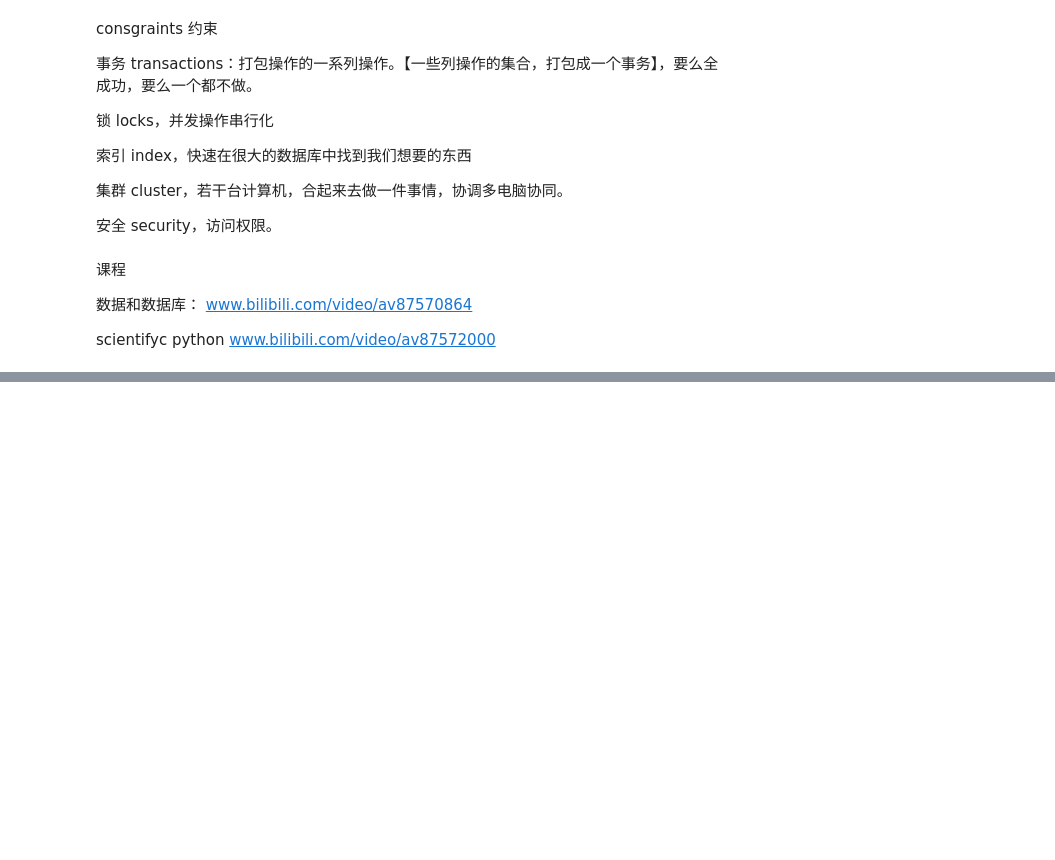
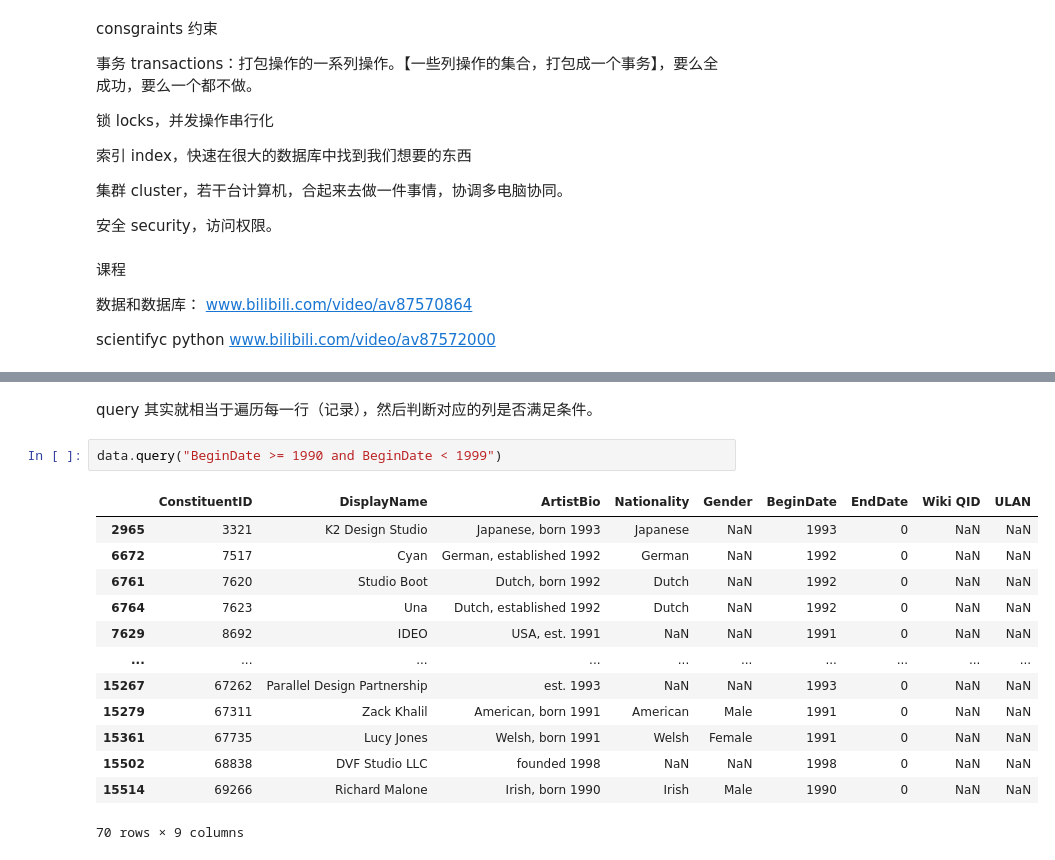
Before and after one commit to xu-kai-xu/pilot-student, a Jupyter notebook: p2-c-database.ipynb, the cells around one changed output, grey strips where cells are left out. Drawn from its saved outputs; the diff is of its cells as text; blank space fills up the shorter version.

```diff
--- a/p2-c-database.ipynb
+++ b/p2-c-database.ipynb
@@ -1223,0 +1609,18 @@ www.bilibili.com/video/av87572000
+# %% [markdown]
+query 其实就相当于遍历每一行（记录），然后判断对应的列是否满足条件。
+# %%
+data.query("BeginDate >= 1990 and BeginDate < 1999")
+# %% [output]
+|  | ConstituentID | DisplayName | ArtistBio | Nationality | Gender | BeginDate | EndDate | Wiki QID | ULAN |
+| 2965 | 3321 | K2 Design Studio | Japanese, born 1993 | Japanese | NaN | 1993 | 0 | NaN | NaN |
+| 6672 | 7517 | Cyan | German, established 1992 | German | NaN | 1992 | 0 | NaN | NaN |
+| 6761 | 7620 | Studio Boot | Dutch, born 1992 | Dutch | NaN | 1992 | 0 | NaN | NaN |
+| 6764 | 7623 | Una | Dutch, established 1992 | Dutch | NaN | 1992 | 0 | NaN | NaN |
+| 7629 | 8692 | IDEO | USA, est. 1991 | NaN | NaN | 1991 | 0 | NaN | NaN |
+| ... | ... | ... | ... | ... | ... | ... | ... | ... | ... |
+| 15267 | 67262 | Parallel Design Partnership | est. 1993 | NaN | NaN | 1993 | 0 | NaN | NaN |
+| 15279 | 67311 | Zack Khalil | American, born 1991 | American | Male | 1991 | 0 | NaN | NaN |
+| 15361 | 67735 | Lucy Jones | Welsh, born 1991 | Welsh | Female | 1991 | 0 | NaN | NaN |
+| 15502 | 68838 | DVF Studio LLC | founded 1998 | NaN | NaN | 1998 | 0 | NaN | NaN |
+| 15514 | 69266 | Richard Malone | Irish, born 1990 | Irish | Male | 1990 | 0 | NaN | NaN |
+70 rows × 9 columns
```
Also changed, not shown: parts of 132 cells of this notebook, 2 other files.
